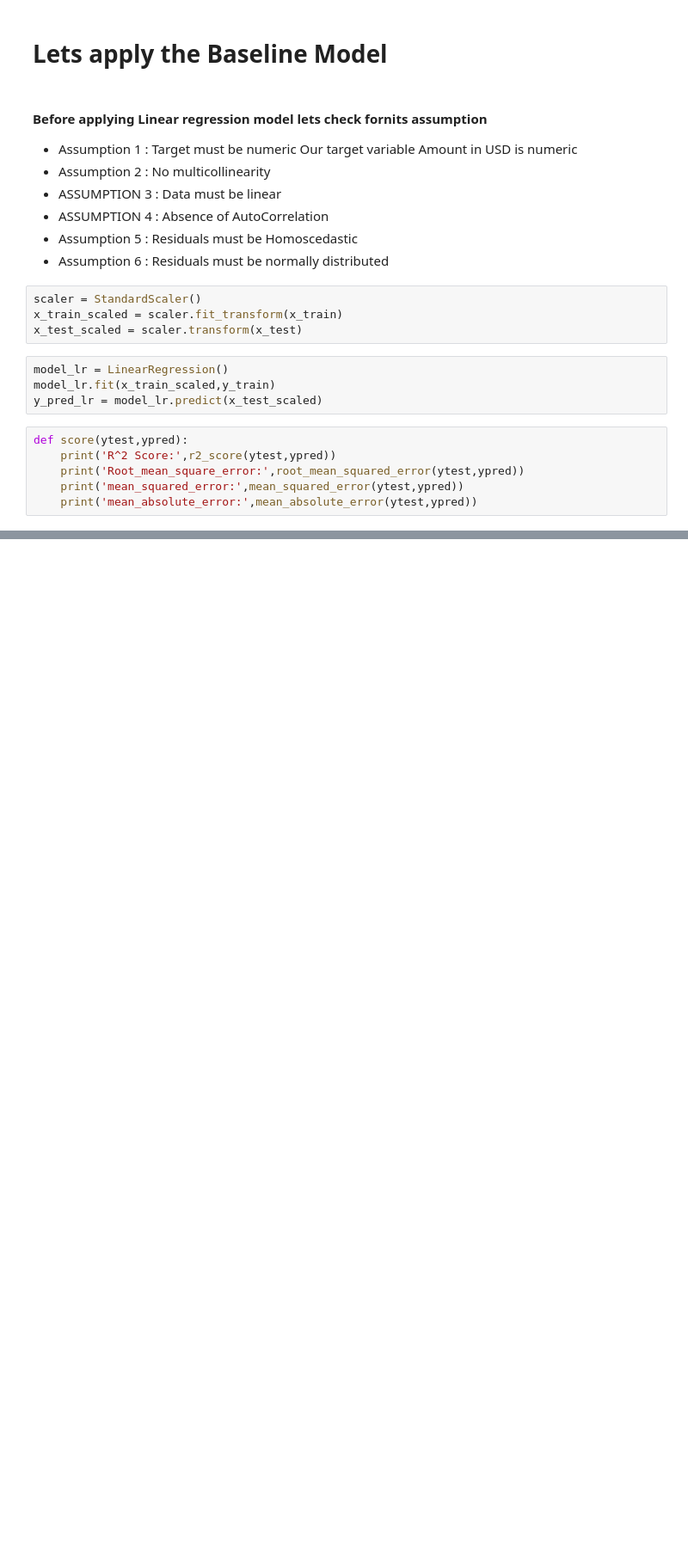
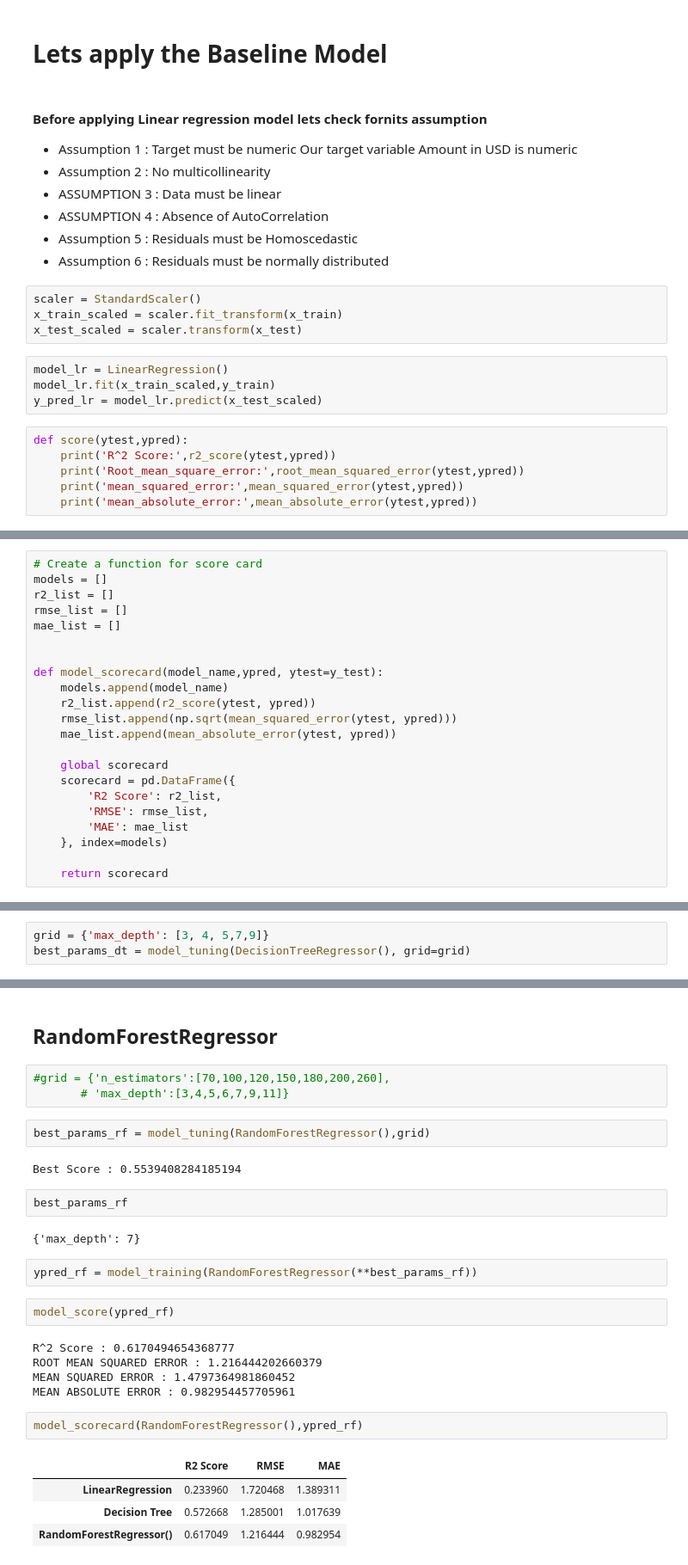
Before and after one commit to harshalgrover07/Start-Up-Funding, a Jupyter notebook: StartUp.ipynb, the cells around one changed output, grey strips where cells are left out. Shown at 86% size. Saved outputs shown, nothing was run; the diff lists cells and outputs as text; blank space fills up the shorter version.

```diff
--- a/StartUp.ipynb
+++ b/StartUp.ipynb
@@ -580,0 +656,22 @@ VIF = data[['']]
+# %%
+# Create a function for score card
+models = []
+r2_list = []
+rmse_list = []
+mae_list = []
+
+
+def model_scorecard(model_name,ypred, ytest=y_test):
+    models.append(model_name)
+    r2_list.append(r2_score(ytest, ypred))
+    rmse_list.append(np.sqrt(mean_squared_error(ytest, ypred)))
+    mae_list.append(mean_absolute_error(ytest, ypred))
+
+    global scorecard
+    scorecard = pd.DataFrame({
+        'R2 Score': r2_list,
+        'RMSE': rmse_list,
+        'MAE': mae_list
+    }, index=models)
+
+    return scorecard
@@ -580,0 +680,3 @@ VIF = data[['']]
+# %%
+grid = {'max_depth': [3, 4, 5,7,9]}
+best_params_dt = model_tuning(DecisionTreeRegressor(), grid=grid)
@@ -580,0 +705,29 @@ VIF = data[['']]
+# %% [markdown]
+## RandomForestRegressor
+# %%
+#grid = {'n_estimators':[70,100,120,150,180,200,260],
+       # 'max_depth':[3,4,5,6,7,9,11]}
+# %%
+best_params_rf = model_tuning(RandomForestRegressor(),grid)
+# %% [output]
+Best Score : 0.5539408284185194
+# %%
+best_params_rf
+# %% [output]
+{'max_depth': 7}
+# %%
+ypred_rf = model_training(RandomForestRegressor(**best_params_rf))
+# %%
+model_score(ypred_rf)
+# %% [output]
+R^2 Score : 0.6170494654368777
+ROOT MEAN SQUARED ERROR : 1.216444202660379
+MEAN SQUARED ERROR : 1.4797364981860452
+MEAN ABSOLUTE ERROR : 0.982954457705961
+# %%
+model_scorecard(RandomForestRegressor(),ypred_rf)
+# %% [output]
+|  | R2 Score | RMSE | MAE |
+| LinearRegression | 0.233960 | 1.720468 | 1.389311 |
+| Decision Tree | 0.572668 | 1.285001 | 1.017639 |
+| RandomForestRegressor() | 0.617049 | 1.216444 | 0.982954 |
```
Also changed, not shown: parts of 22 cells of this notebook.
